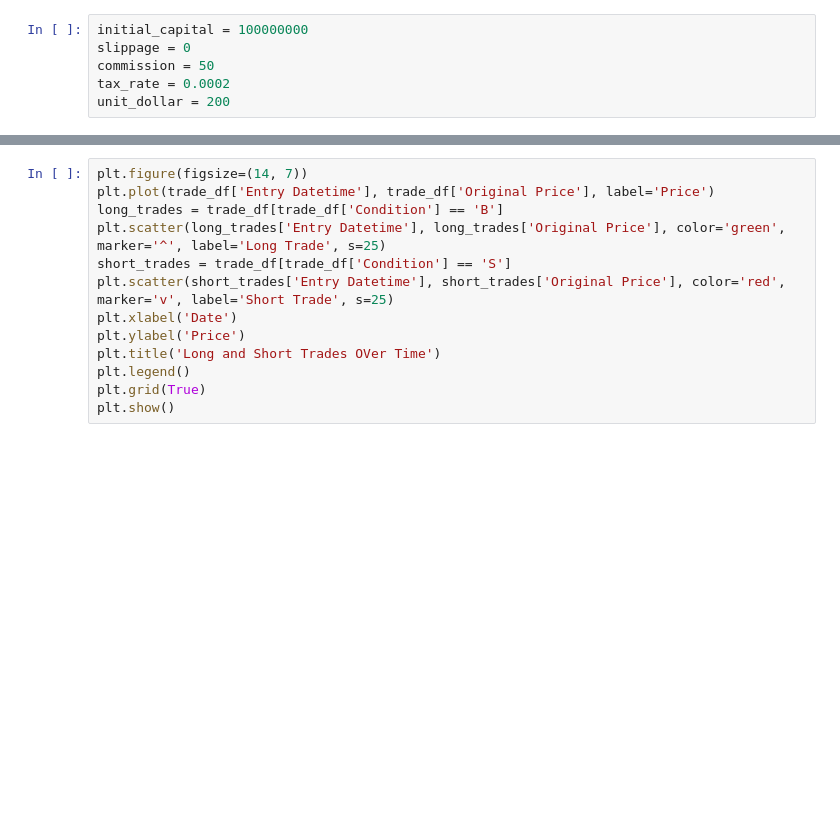
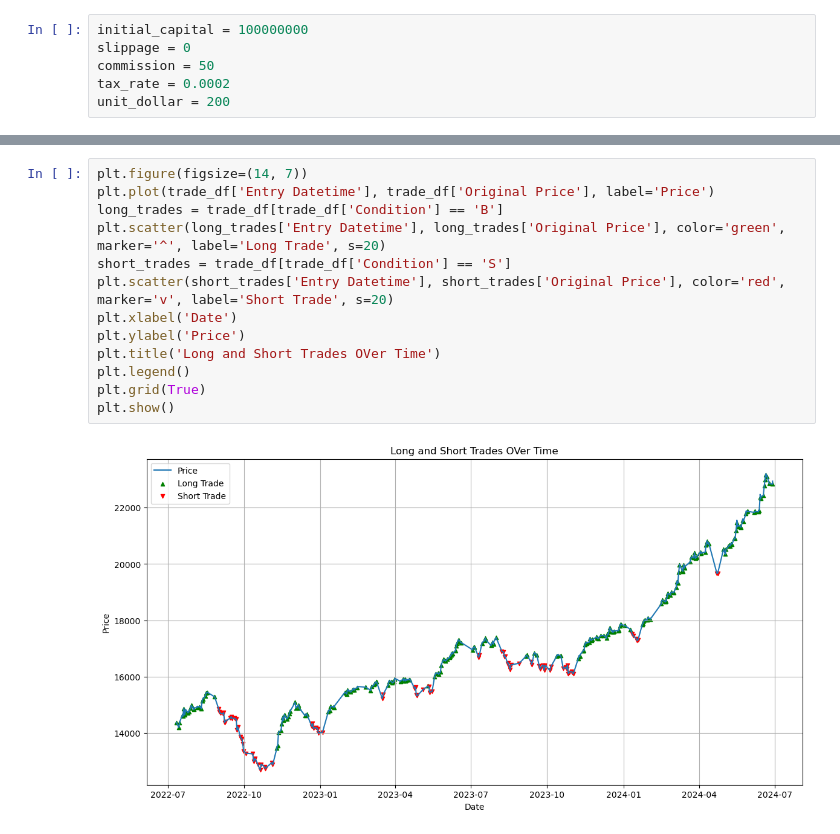
Before and after one commit to aliceteng1230/Trading-Strategies, a Jupyter notebook: Future_New3.ipynb, the cells around one changed output, grey strips where cells are left out. Cells and saved outputs as stored; diff of their text form; blank space fills up the shorter version.

```diff
--- a/Future_New3.ipynb
+++ b/Future_New3.ipynb
@@ -279,13 +487,15 @@ plt.show()
 # %%
 plt.figure(figsize=(14, 7))
 plt.plot(trade_df['Entry Datetime'], trade_df['Original Price'], label='Price')
 long_trades = trade_df[trade_df['Condition'] == 'B']
-plt.scatter(long_trades['Entry Datetime'], long_trades['Original Price'], color='green', marker='^', label='Long Trade', s=25)
+plt.scatter(long_trades['Entry Datetime'], long_trades['Original Price'], color='green', marker='^', label='Long Trade', s=20)
 short_trades = trade_df[trade_df['Condition'] == 'S']
-plt.scatter(short_trades['Entry Datetime'], short_trades['Original Price'], color='red', marker='v', label='Short Trade', s=25)
+plt.scatter(short_trades['Entry Datetime'], short_trades['Original Price'], color='red', marker='v', label='Short Trade', s=20)
 plt.xlabel('Date')
 plt.ylabel('Price')
 plt.title('Long and Short Trades OVer Time')
 plt.legend()
 plt.grid(True)
 plt.show()
+# %% [output]
+[figure, added]
```
Also changed, not shown: parts of 20 cells of this notebook.
